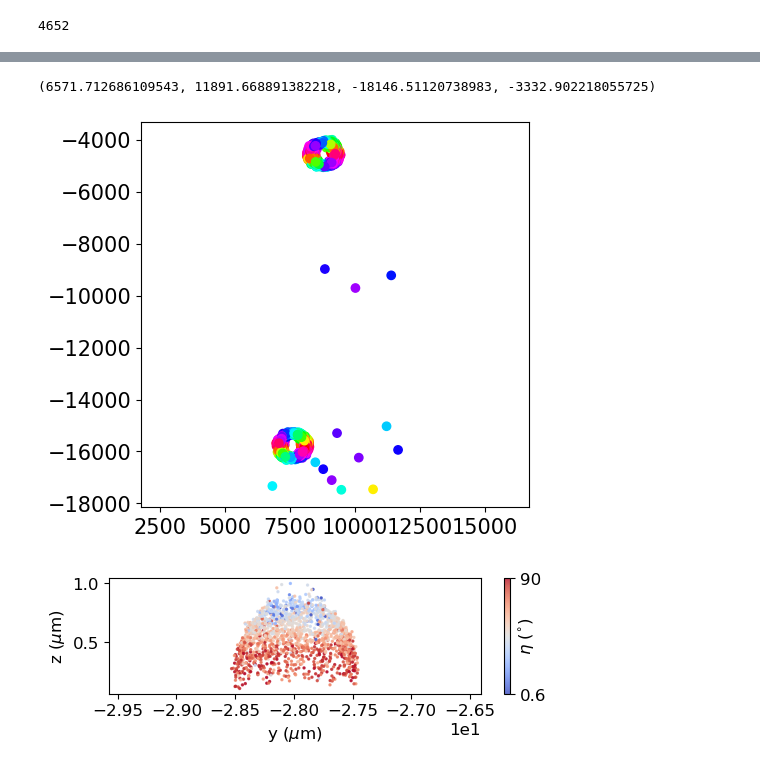
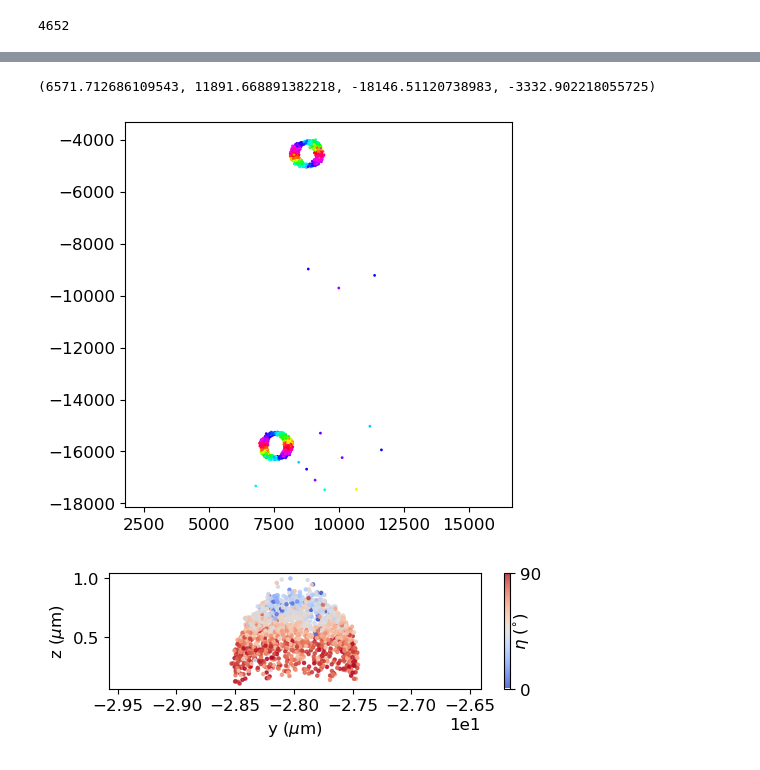
Before and after one commit to aautric/4polarMFM_these, a Jupyter notebook: notebooks_experimental_SLB_1um_janvier_2026/analyse_experimental results.ipynb, the cells around one changed output, grey strips where cells are left out. Cells and saved outputs as stored; diff of their text form; code cells hidden in the pictures.

```diff
--- a/notebooks_experimental_SLB_1um_janvier_2026/analyse_experimental results.ipynb
+++ b/notebooks_experimental_SLB_1um_janvier_2026/analyse_experimental results.ipynb
@@ -201,14 +204,14 @@ np.savetxt(
 # %%
 plt.rcParams['figure.figsize'] = [5,5]
 hues = rho[zoom] / 180.0
 hsv_colors = np.stack((hues, np.ones_like(hues), np.ones_like(hues)), axis=1)
 
 rgb_colors = hsv_to_rgb(hsv_colors)
-plt.scatter(x[zoom] , y[zoom] , c = rgb_colors)
+plt.scatter(x[zoom] , y[zoom] , c = rgb_colors, s=1)
 plt.axis('equal')
 # %% [output]
 (6571.712686109543, 11891.668891382218, -18146.51120738983, -3332.902218055725)
-[figure, old version]
+[figure, new version]
 # %%
 hh = plt.hist(eta90[zoom], bins=100)
 # %%
@@ -224,22 +227,22 @@ z_vals = z[new_zoom]
 color_data = eta90[new_zoom] / 90.0  # Normalize your color data
 min_color_data = np.min(color_data)
 # Create scatter plot with color mapping
-scatter = plt.scatter(y_vals/1000-12.2, z_vals/1000, c=color_data, cmap='coolwarm', s=2, alpha=0.8)
+scatter = plt.scatter(y_vals/1000-12.2, z_vals/1000, c=color_data, cmap='coolwarm', s=5, alpha=0.8)
 plt.axis('equal')
 
 # Add colorbar
 cb = plt.colorbar(scatter)
 cb.set_label('$\\eta$ $(^{\\circ})$', labelpad=-20, rotation=90)
-cb.set_ticks([min_color_data, 1.0])
-cb.set_ticklabels([str(int(10*min_color_data*90)/10), '90'])
+cb.set_ticks([0., 1.0])
+cb.set_ticklabels(['0', '90'])
 plt.xlabel('y ($\\mu$m)')
 plt.ylabel('z ($\\mu$m)')
 #plt.xlim((0.5, 6))
 #plt.ylim((0, 1.2))
-#plt.savefig("imD.eps", format="eps")
+#plt.savefig("eta90.svg", format="svg")
 plt.show()
 # %% [output]
-[figure, old version]
+[figure, new version]
 # %%
 plt.rcParams['figure.figsize'] = [6,1.5]
 plt.rcParams.update({'font.size': 12})
```
Also changed, not shown: parts of 15 cells of this notebook, 2 other files.
